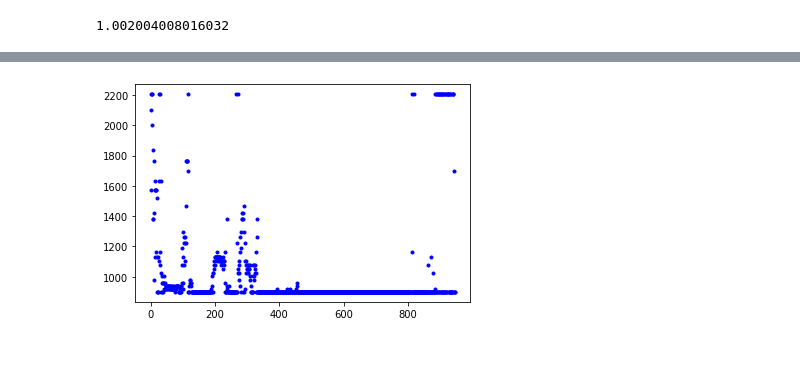
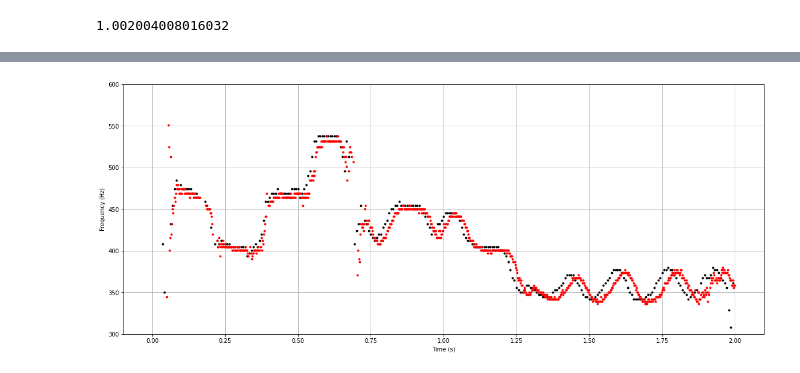
Before and after one commit to PabloSML/Pitch-Tracking, a Jupyter notebook: Notebooks/yin.ipynb, the cells around one changed output, grey strips where cells are left out. Cells and saved outputs as stored; diff of their text form; code cells hidden in the pictures.

```diff
--- a/Notebooks/yin.ipynb
+++ b/Notebooks/yin.ipynb
@@ -105,8 +106,8 @@ plt.show()
 # %%
 sample_rate, data = wavfile.read(f'audios\singer.wav')
 data = data.astype(np.float64)
-windows_size = int(5 / 2000 * 44100)
-bounds = [ 20 , 50 ]
+windows_size = int(5 / 600 * 44100)
+bounds = [ 20 , 600 ]
 
 pitches = []
 
@@ -119,5 +116,12 @@ windows_size
-# %%
-plt.plot(pitches,'.b')
-plt.show()
-# %% [output]
-[figure, removed]
+# %%
+x = np.linspace(0, 2, num = len(pitches))
+plt.figure(figsize=(20,8))
+plt.plot(x,pitches,'.k')
+plt.plot(x_memo,pitches_memo,'.r')
+plt.grid()
+plt.ylim(300,600)
+plt.xlabel('Time (s)')
+plt.ylabel('Frequency (Hz)')
+plt.show()
+# %% [output]
+[figure, added]
```
Also changed, not shown: parts of 2 cells of this notebook.
